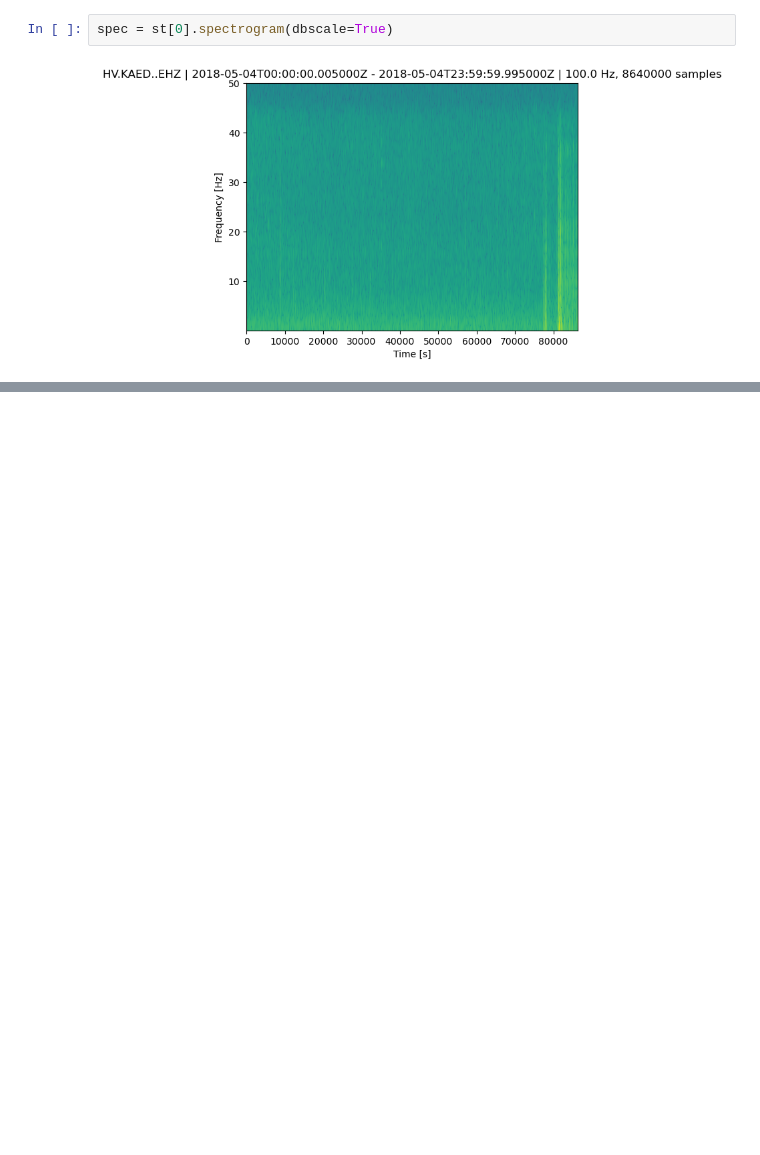
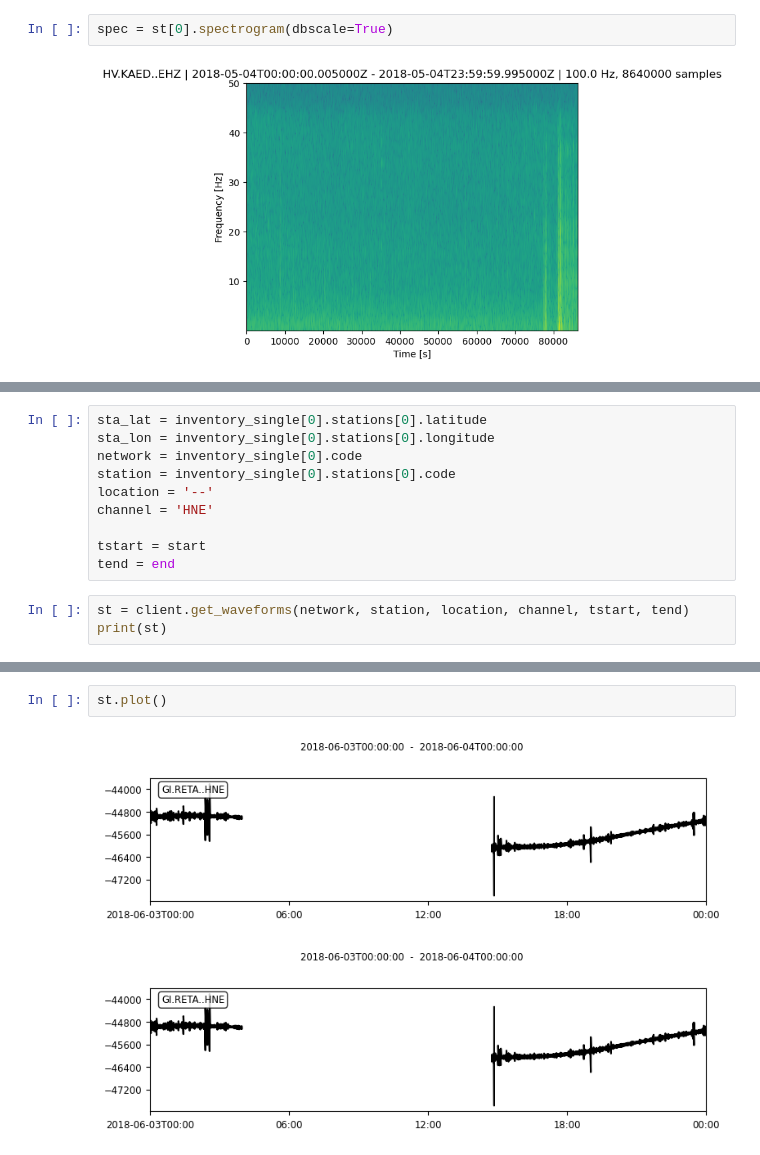
Before and after one commit to gowantae/volcano, a Jupyter notebook: VolcanoEarthquakes.ipynb, the cells around one changed output, grey strips where cells are left out. Drawn from its saved outputs; the diff is of its cells as text; blank space fills up the shorter version.

```diff
--- a/VolcanoEarthquakes.ipynb
+++ b/VolcanoEarthquakes.ipynb
@@ -168,0 +212,13 @@ spec = st[0].spectrogram(dbscale=True)
+# %%
+sta_lat = inventory_single[0].stations[0].latitude
+sta_lon = inventory_single[0].stations[0].longitude
+network = inventory_single[0].code
+station = inventory_single[0].stations[0].code
+location = '--'
+channel = 'HNE'
+
+tstart = start
+tend = end
+# %%
+st = client.get_waveforms(network, station, location, channel, tstart, tend)
+print(st)
@@ -168,0 +231,5 @@ spec = st[0].spectrogram(dbscale=True)
+# %%
+st.plot()
+# %% [output]
+[figure, added]
+[figure, added]
```
Also changed, not shown: parts of 10 cells of this notebook.
